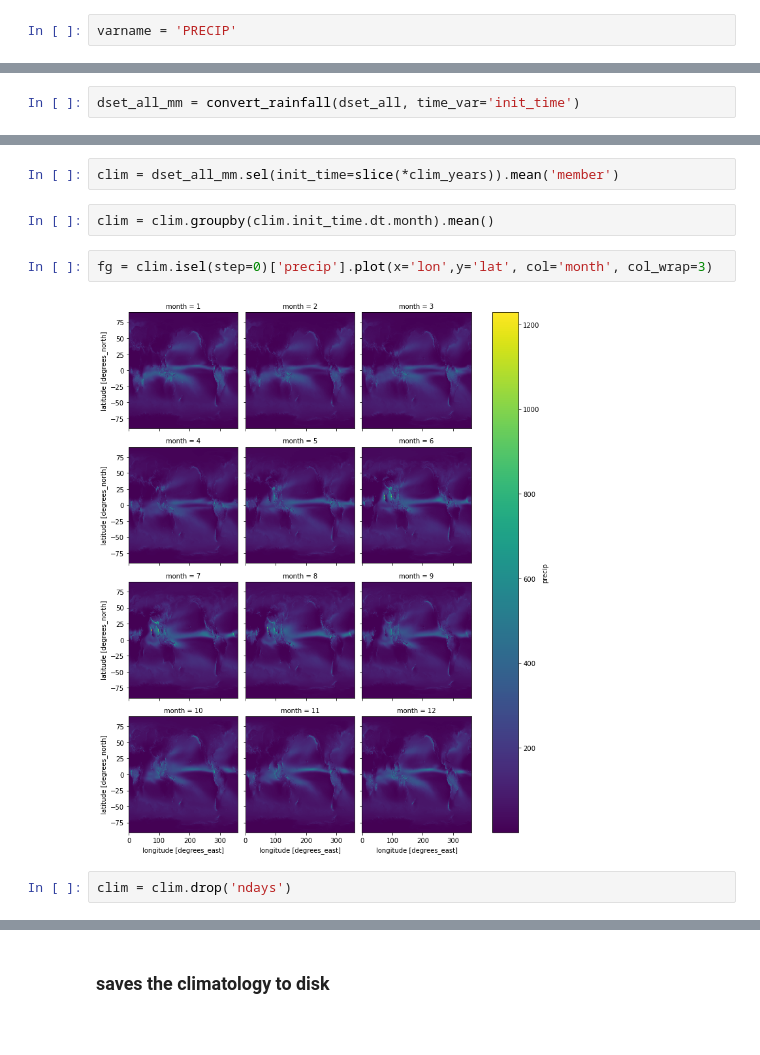
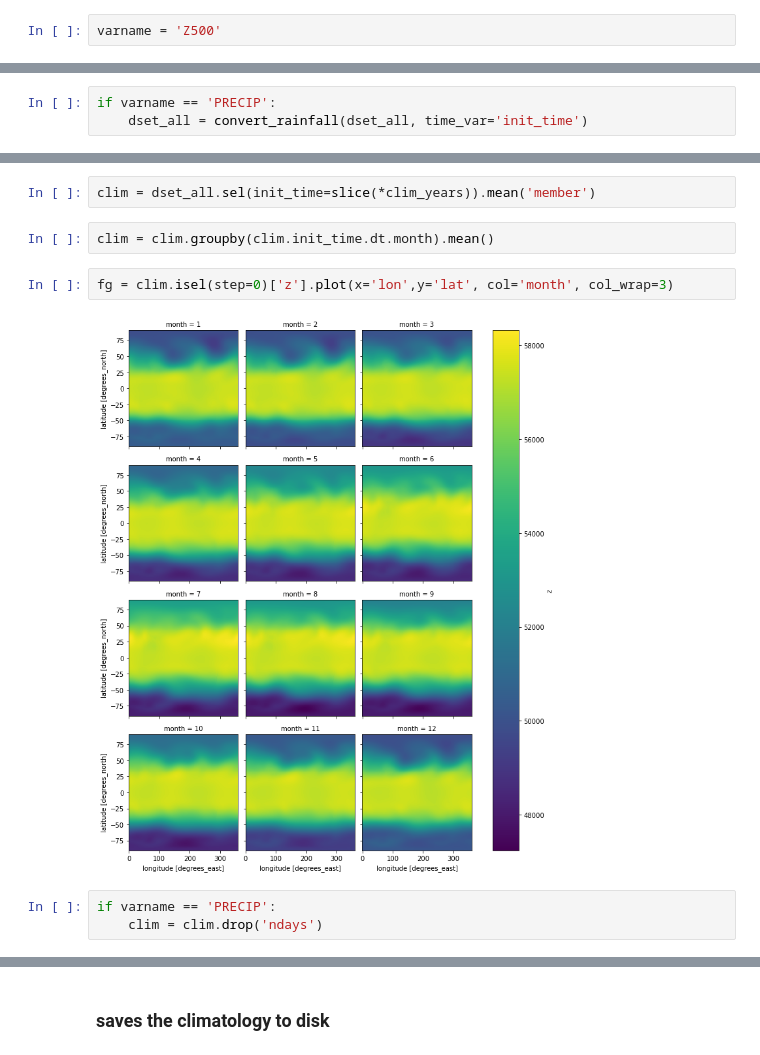
Before and after one commit to nicolasfauchereau/ML4seas, a Jupyter notebook: processors/CDS/notebooks/read_ECMWF_nc_downloads.ipynb, the cells around one changed output, grey strips where cells are left out. Drawn from its saved outputs; the diff is of its cells as text; blank space fills up the shorter version.

```diff
--- a/processors/CDS/notebooks/read_ECMWF_nc_downloads.ipynb
+++ b/processors/CDS/notebooks/read_ECMWF_nc_downloads.ipynb
@@ -99,7 +25,7 @@ provider = 'CDS'
 # %%
 GCM = 'ECMWF'
 # %%
-varname = 'PRECIP'
+varname = 'Z500'
 # %%
 save_clim = True
 # %% [markdown]
@@ -119,5 +45,6 @@ the last file is /media/nicolasf/END19101/data/GCMs/downloads/ECMWF/PRECIP/CDS_E
 # %%
 dset_all = xr.open_mfdataset(lfiles, concat_dim='init_time', preprocess=preprocess_ECMWF_nc, parallel=True)
 # %%
-dset_all_mm = convert_rainfall(dset_all, time_var='init_time')
+if varname == 'PRECIP':
+    dset_all = convert_rainfall(dset_all, time_var='init_time')
 # %%
@@ -131,15 +58,16 @@ dset_all_mm['precip'].isel(init_time=0, step=0, member=0).plot()
 clim_years = ['1981', '2010']
 # clim_years = ['1993','2016']
 # %%
-clim = dset_all_mm.sel(init_time=slice(*clim_years)).mean('member')
+clim = dset_all.sel(init_time=slice(*clim_years)).mean('member')
 # %%
 clim = clim.groupby(clim.init_time.dt.month).mean()
 # %%
-fg = clim.isel(step=0)['precip'].plot(x='lon',y='lat', col='month', col_wrap=3)
+fg = clim.isel(step=0)['z'].plot(x='lon',y='lat', col='month', col_wrap=3)
 # %% [output]
-[figure, old version]
+[figure, new version]
 # %%
-clim = clim.drop('ndays')
+if varname == 'PRECIP':
+    clim = clim.drop('ndays')
 # %%
 opath = dpath.parents[2].joinpath(f'processed/{provider}/{GCM}/{varname}')
 
```
Also changed, not shown: parts of 12 cells of this notebook.
